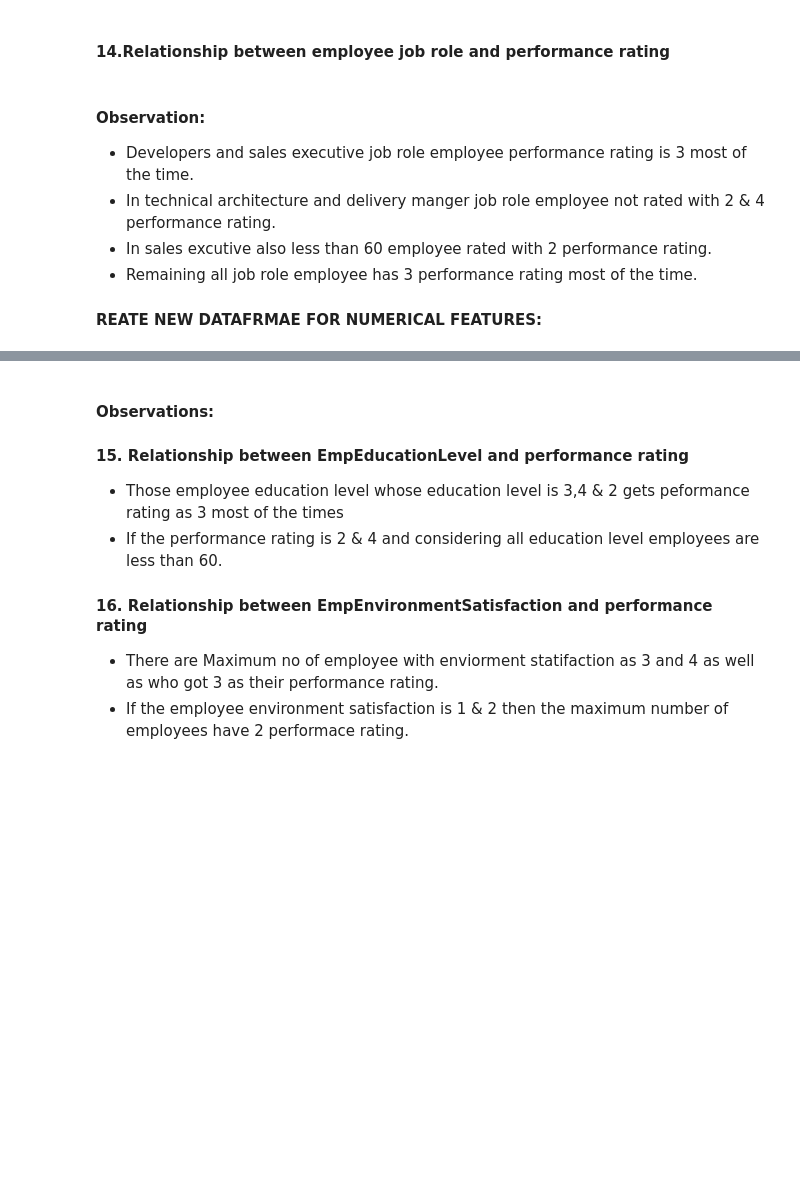
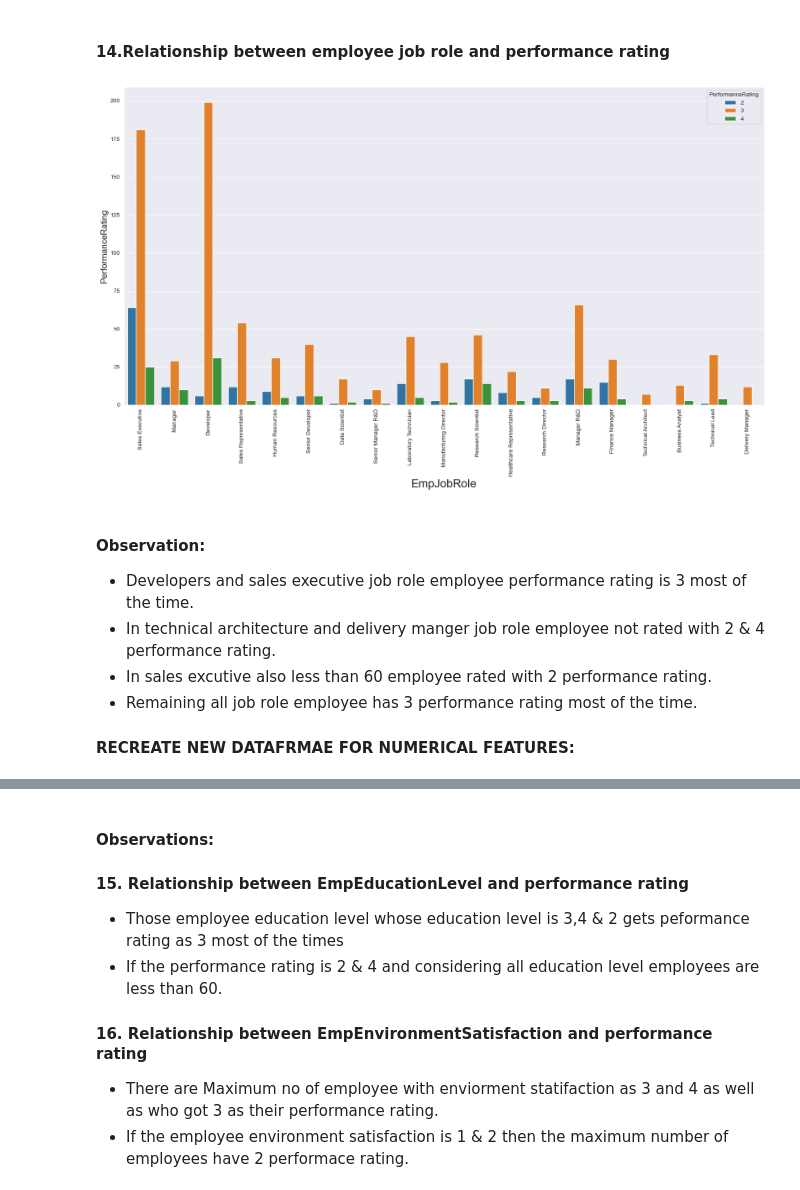
Before and after one commit to Sumukh-Bharadvaja/Employee-Performance-Analysis, a Jupyter notebook: SRC/Visualization/visualization.ipynb, the cells around one changed output, grey strips where cells are left out. Cells and saved outputs as stored; diff of their text form; code cells hidden in the pictures; blank space fills up the shorter version.

```diff
--- a/SRC/Visualization/visualization.ipynb
+++ b/SRC/Visualization/visualization.ipynb
@@ -502,11 +537,13 @@ plt.show()
 #### 14.Relationship between employee job role and performance rating
 # %%
 plt.figure(figsize=(20,10))
-sns.countplot('EmpJobRole',hue=data.PerformanceRating,data=data)
+sns.countplot(x='EmpJobRole',hue=data.PerformanceRating,data=data)
 plt.xticks(rotation='vertical')
 plt.xlabel('EmpJobRole',fontsize=20)
 plt.ylabel('PerformanceRating',fontsize=15)
 plt.show()
+# %% [output]
+[figure, added]
 # %% [markdown]
 #### Observation:
 
@@ -515,7 +552,7 @@ plt.show()
 - In sales excutive also less than 60 employee rated with 2 performance rating.
 - Remaining all job role employee has 3 performance rating most of the time.
 
-#### REATE NEW DATAFRMAE FOR NUMERICAL FEATURES:
+#### RECREATE NEW DATAFRMAE FOR NUMERICAL FEATURES:
 # %%
 numerical_col = []
 for column in data.columns:
```
Also changed, not shown: parts of 30 cells of this notebook.
